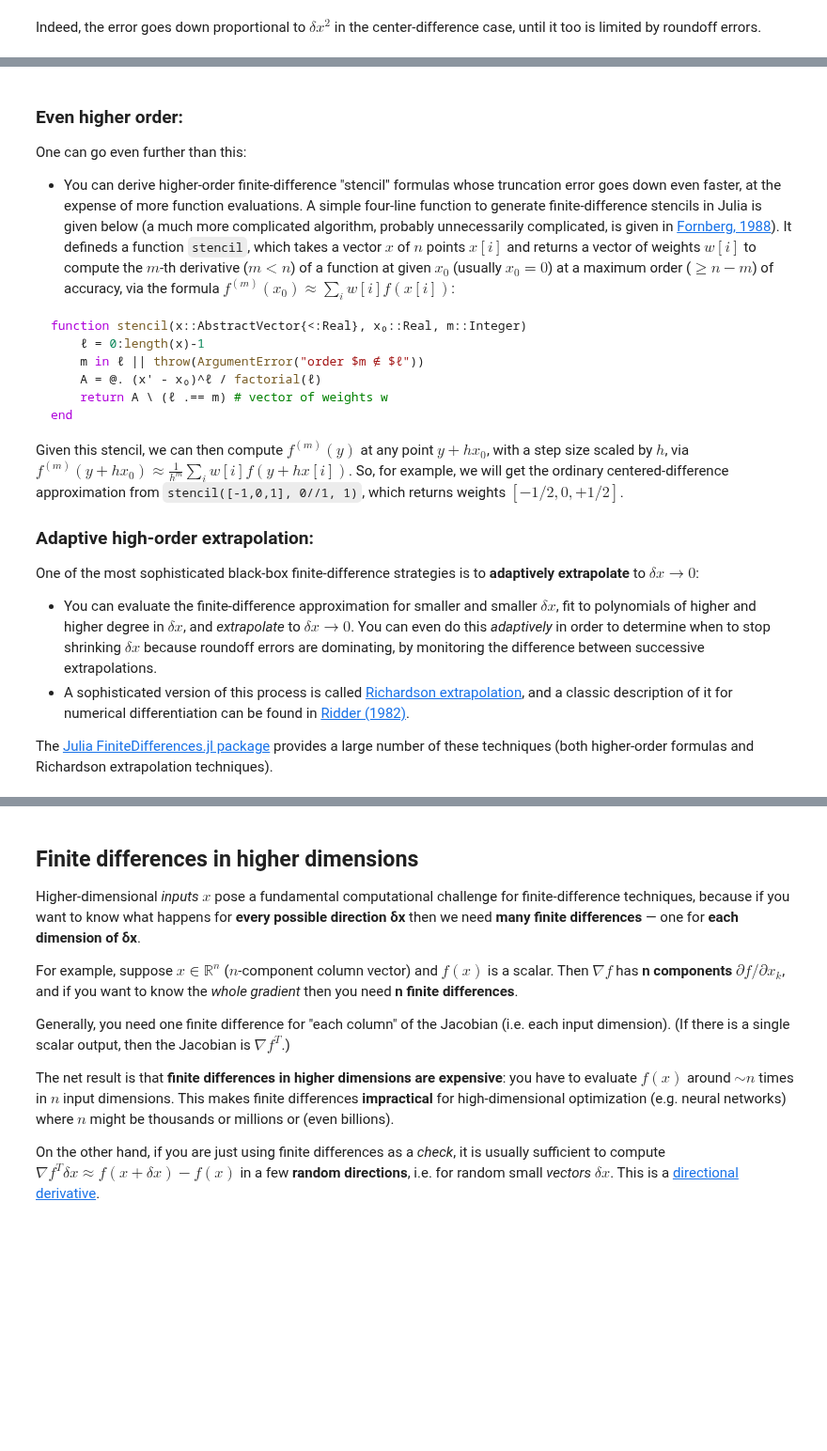
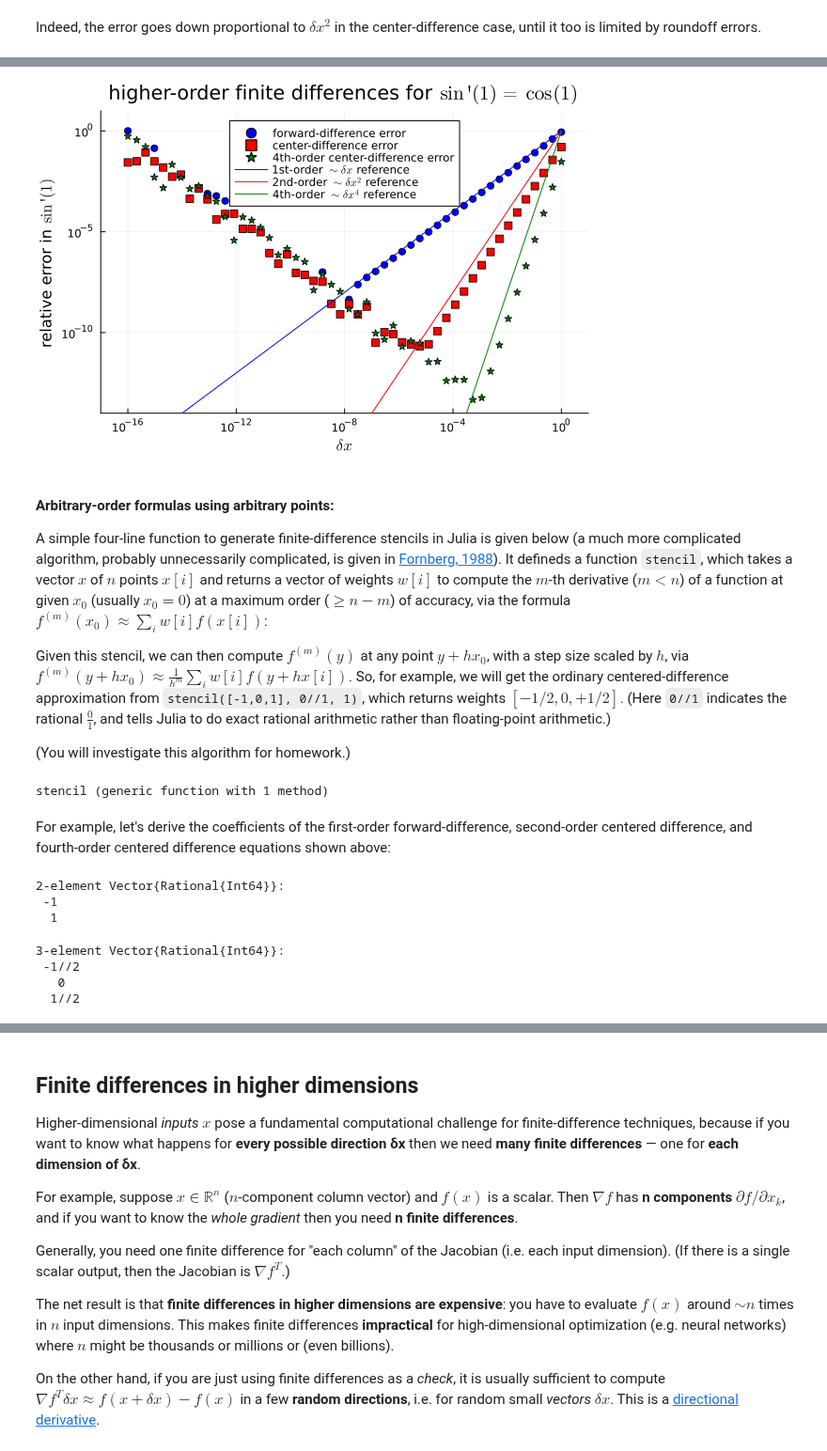
Before and after one commit to mitmath/numerical_hub, a Jupyter notebook: notes/finite-differences.ipynb, the cells around one changed output, grey strips where cells are left out. Shown at 94% size. Drawn from its saved outputs; the diff is of its cells as text; code cells hidden in the pictures; blank space fills up the shorter version.

Commit message:
more high-order examples

````diff
--- a/notes/finite-differences.ipynb
+++ b/notes/finite-differences.ipynb
@@ -241,26 +255,50 @@ Indeed, the error goes down proportional to $\delta x^2$ in the center-differenc
+# %%
+scatter(s, errors, xaxis=:log, yaxis=:log, markershape=:circle, markercolor=:blue,
+     title = L"higher-order finite differences for $\sin'(1) = \cos(1)$", xlabel=L"\delta x", ylabel=L"relative error in $\sin'(1)$",
+     xticks = [1, 10^-4, 10^-8, 10^-12, 10^-16], xlim=[10^-17, 10^1], ylim = [10^-14, 10^1], legend=:top,
+     label = "forward-difference error")
+scatter!(s, errors2, xaxis=:log, yaxis=:log, markershape=:square, markercolor=:red,
+     label = "center-difference error")
+
+errors4 = [relative_error((sin(1-2s)/4 - 2sin(1-s) + 2sin(1+s) - sin(1+2s)/4)/3s, cos(1)) for s in s]
+
+scatter!(s, errors4, xaxis=:log, yaxis=:log, markershape=:star, markercolor=:green,
+     label = "4th-order center-difference error")
+
+plot!(s, s, linecolor=:blue, label=L"1st-order $\sim  \delta x $ reference")
+plot!(s, s.^2, linecolor=:red, label=L"2nd-order $\sim \delta x^2 $ reference")
+plot!(s, s.^4, linecolor=:green, label=L"4th-order $\sim \delta x^4 $ reference")
+# %% [output]
+[figure, added]
 # %% [markdown]
-### Even higher order:
+#### Arbitrary-order formulas using arbitrary points:
 
-One can go even further than this:
+A simple four-line function to generate finite-difference stencils in Julia is given below (a much more complicated algorithm, probably unnecessarily complicated, is given in [Fornberg, 1988](https://www.ams.org/journals/mcom/1988-51-184/S0025-5718-1988-0935077-0/S0025-5718-1988-0935077-0.pdf)). It defineds a function `stencil`, which takes a vector $x$ of $n$ points $x[i]$ and returns a vector of weights $w[i]$ to compute the $m$-th derivative ($m < n$) of a function at given $x_0$ (usually $x_0 = 0$) at a maximum order ($\ge n - m$) of accuracy, via the formula $f^{(m)}(x_0) \approx \sum_i w[i] f(x[i])$:
 
-* You can derive higher-order finite-difference "stencil" formulas whose truncation error goes down even faster, at the expense of more function evaluations.   A simple four-line function to generate finite-difference stencils in Julia is given below (a much more complicated algorithm, probably unnecessarily complicated, is given in [Fornberg, 1988](https://www.ams.org/journals/mcom/1988-51-184/S0025-5718-1988-0935077-0/S0025-5718-1988-0935077-0.pdf)). It defineds a function `stencil`, which takes a vector $x$ of $n$ points $x[i]$ and returns a vector of weights $w[i]$ to compute the $m$-th derivative ($m < n$) of a function at given $x_0$ (usually $x_0 = 0$) at a maximum order ($\ge n - m$) of accuracy, via the formula $f^{(m)}(x_0) \approx \sum_i w[i] f(x[i])$:
+Given this stencil, we can then compute $f^{(m)}(y)$ at any point $y + h x_0$, with a step size scaled by $h$, via $f^{(m)}(y + h x_0) \approx \frac{1}{h^m} \sum_i w[i] f(y+hx[i])$.   So, for example, we will get the ordinary centered-difference approximation from `stencil([-1,0,1], 0//1, 1)`, which returns weights $[-1/2, 0, +1/2]$.  (Here `0//1` indicates the rational $\frac{0}{1}$, and tells Julia to do exact rational arithmetic rather than floating-point arithmetic.)
 
-```jl
-function stencil(x::AbstractVector{<:Real}, x₀::Real, m::Integer)
-    ℓ = 0:length(x)-1
-    m in ℓ || throw(ArgumentError("order $m ∉ $ℓ"))
-    A = @. (x' - x₀)^ℓ / factorial(ℓ)
-    return A \ (ℓ .== m) # vector of weights w
-end
-```
-
-Given this stencil, we can then compute $f^{(m)}(y)$ at any point $y + h x_0$, with a step size scaled by $h$, via $f^{(m)}(y + h x_0) \approx \frac{1}{h^m} \sum_i w[i] f(y+hx[i])$.   So, for example, we will get the ordinary centered-difference approximation from `stencil([-1,0,1], 0//1, 1)`, which returns weights $[-1/2, 0, +1/2]$.
-
-### Adaptive high-order extrapolation:
-
-One of the most sophisticated black-box finite-difference strategies is to **adaptively extrapolate** to $\delta x \to 0$:
-
-* You can evaluate the finite-difference approximation for smaller and smaller $\delta x$, fit to polynomials of higher and higher degree in $\delta x$, and *extrapolate* to $\delta x \to 0$.  You can even do this *adaptively* in order to determine when to stop shrinking $\delta x$ because roundoff errors are dominating, by monitoring the difference between successive extrapolations.
-* A sophisticated version of this process is called [Richardson extrapolation](https://github.com/JuliaMath/Richardson.jl), and a classic description of it for numerical differentiation can be found in [Ridder (1982)](https://www.sciencedirect.com/science/article/abs/pii/S0141119582800570).
-
-The [Julia FiniteDifferences.jl package](https://github.com/JuliaDiff/FiniteDifferences.jl) provides a large number of these techniques (both higher-order formulas and Richardson extrapolation techniques).
+(You will investigate this algorithm for homework.)
+# %%
+function stencil(x::AbstractVector{<:Real}, x₀::Real, m::Integer)
+    ℓ = 0:length(x)-1
+    m in ℓ || throw(ArgumentError("order $m ∉ $ℓ"))
+    A = @. (x' - x₀)^ℓ / factorial(ℓ)
+    return A \ (ℓ .== m) # vector of weights w
+end
+# %% [output]
+stencil (generic function with 1 method)
+# %% [markdown]
+For example, let's derive the coefficients of the first-order forward-difference, second-order centered difference, and fourth-order centered difference equations shown above:
+# %%
+stencil([0, 1], 0//1, 1) # first-order forward difference d/dx
+# %% [output]
+2-element Vector{Rational{Int64}}:
+ -1
+  1
+# %%
+stencil([-1, 0, 1], 0//1, 1) # second-order centered difference d/dx
+# %% [output]
+3-element Vector{Rational{Int64}}:
+ -1//2
+   0
+  1//2
````
Also changed, not shown: parts of 4 cells of this notebook.
